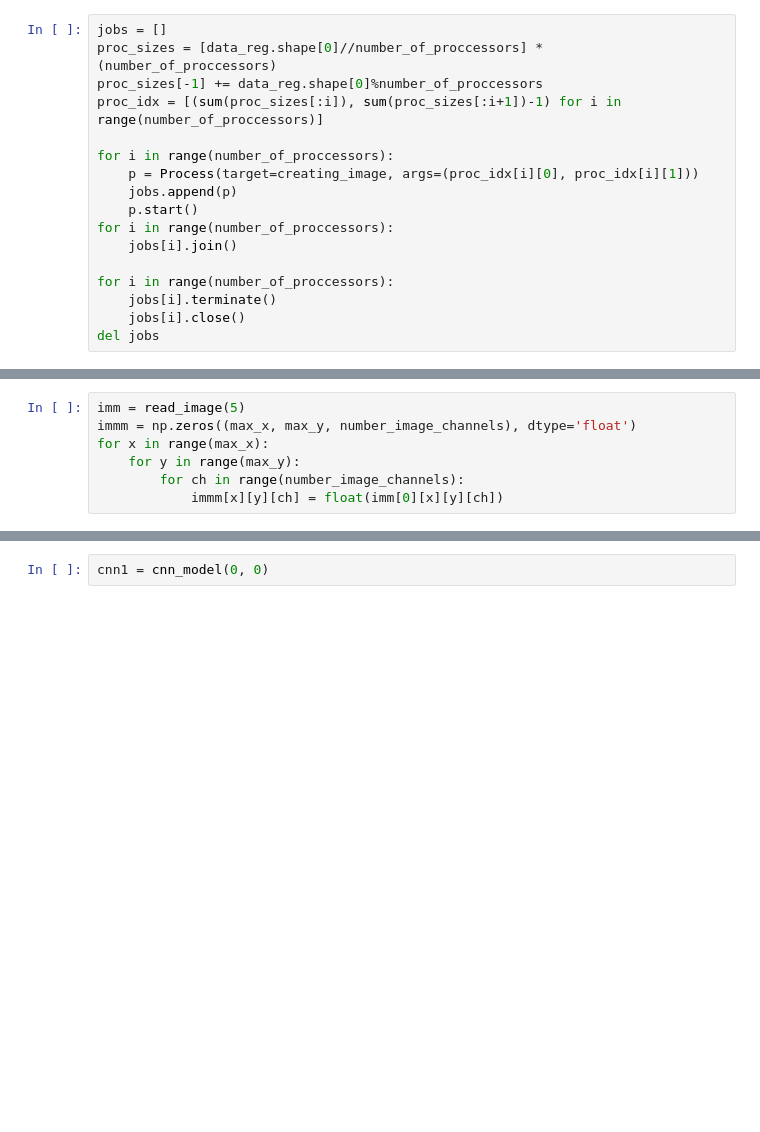
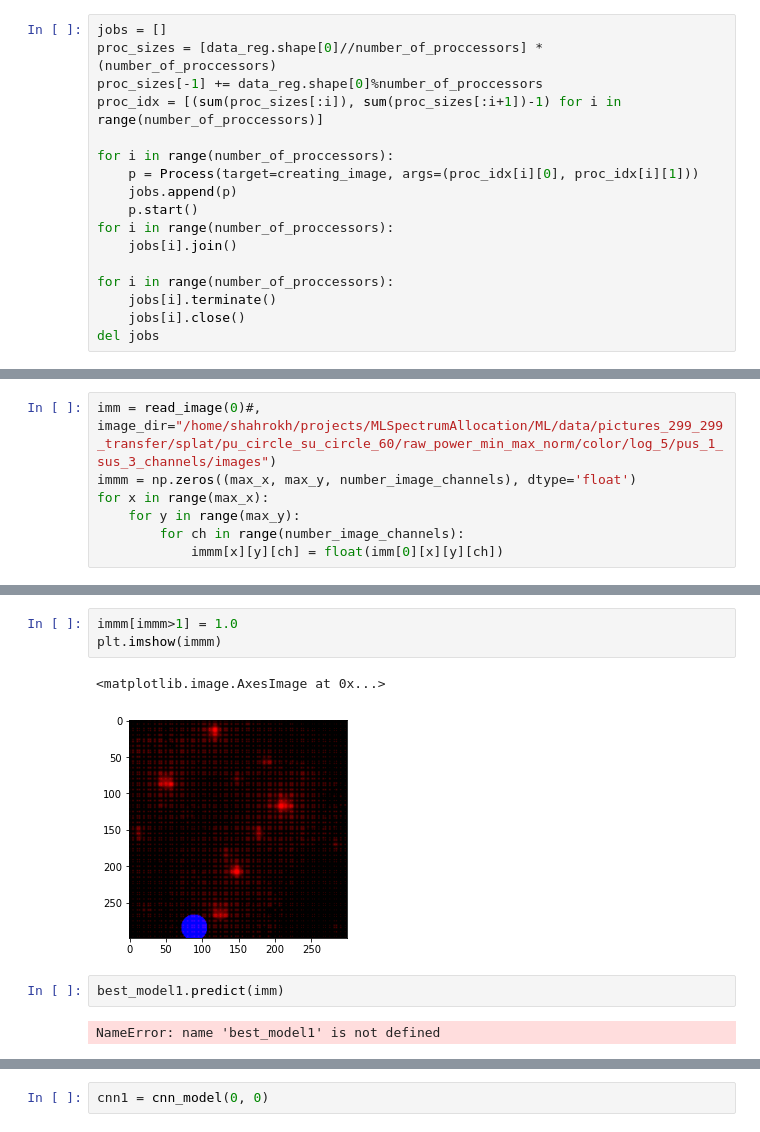
Before and after one commit to shahrokh765/MLSpectrumAllocation, a Jupyter notebook: CNN_transfer.ipynb, the cells around one changed output, grey strips where cells are left out. Cells and saved outputs as stored; diff of their text form; blank space fills up the shorter version.

```diff
--- a/CNN_transfer.ipynb
+++ b/CNN_transfer.ipynb
@@ -557,5 +588,5 @@ np.max(data_img_train)
 # %%
-imm = read_image(5)
+imm = read_image(0)#, image_dir="/home/shahrokh/projects/MLSpectrumAllocation/ML/data/pictures_299_299_transfer/splat/pu_circle_su_circle_60/raw_power_min_max_norm/color/log_5/pus_1_sus_3_channels/images")
 immm = np.zeros((max_x, max_y, number_image_channels), dtype='float')
 for x in range(max_x):
     for y in range(max_y):
@@ -570 +601,11 @@ plt.imshow(immm)
+# %%
+immm[immm>1] = 1.0
+plt.imshow(immm)
+# %% [output]
+<matplotlib.image.AxesImage at 0x...>
+[figure, added]
+# %%
+best_model1.predict(imm)
+# %% [output]
+NameError: name 'best_model1' is not defined
 # %%
```
Also changed, not shown: parts of 45 cells of this notebook.
